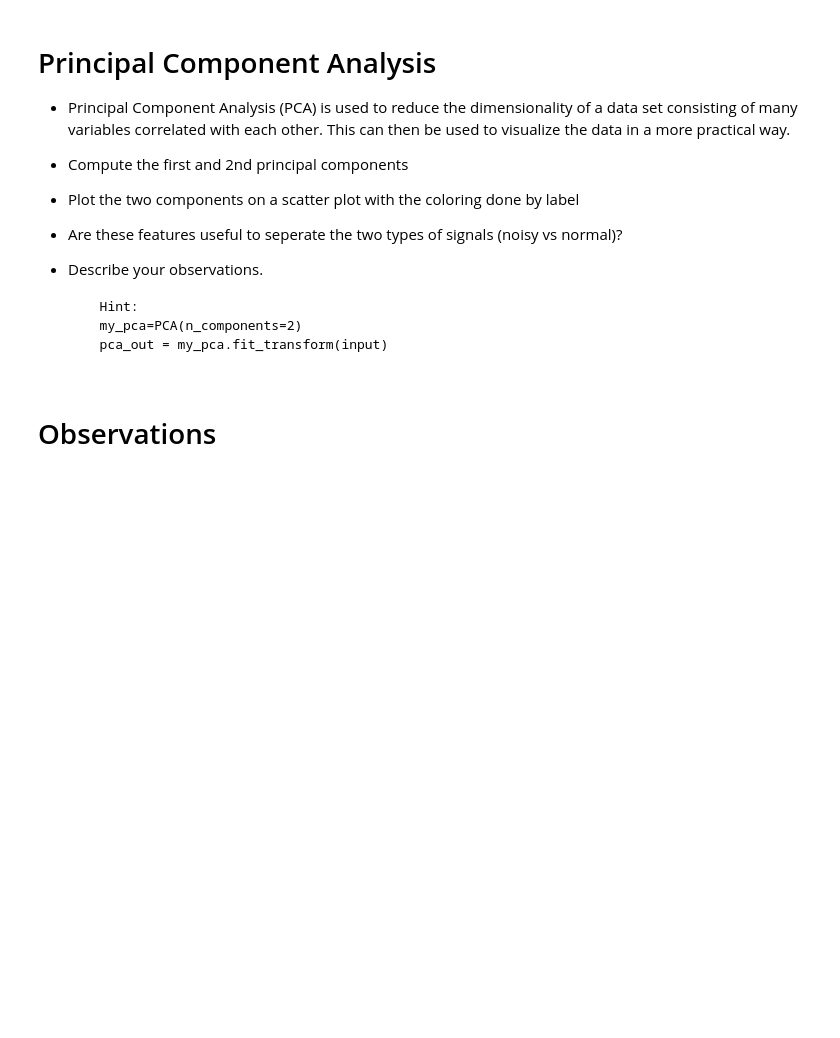
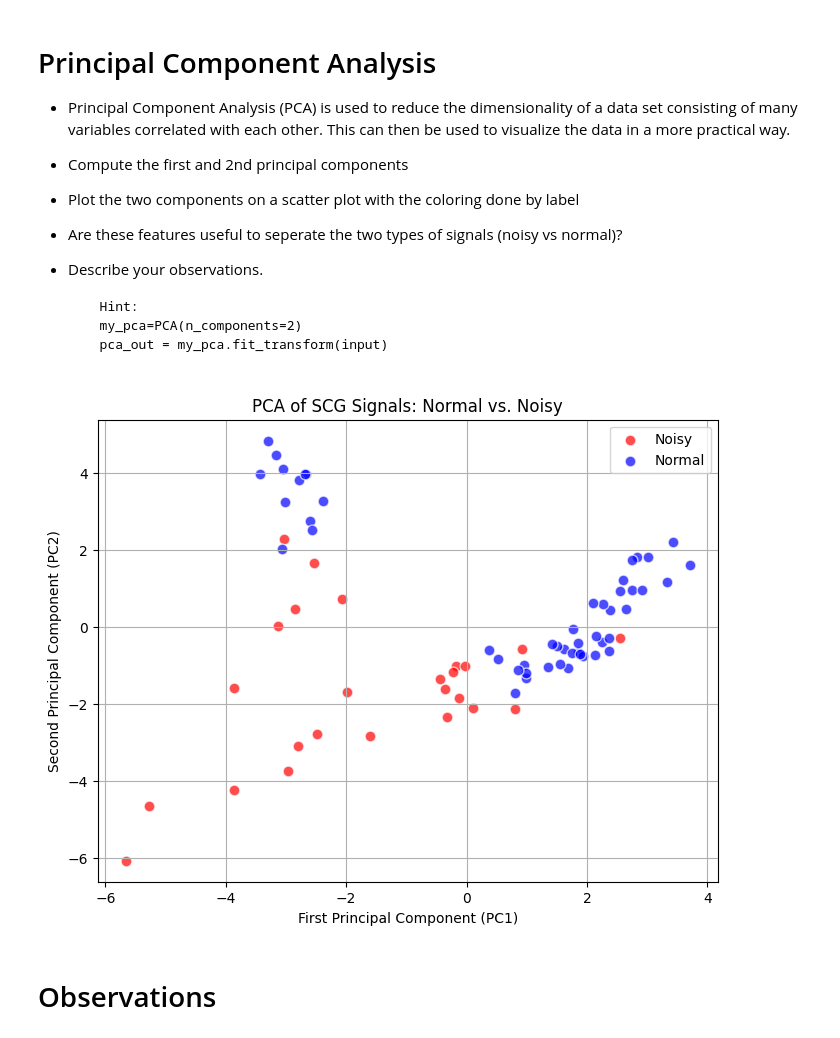
Before and after one commit to simulate111/Acquisition-and-Analysis-of-Biosignals, a Jupyter notebook: dtek0042_exercise_4_.ipynb, the cells around one changed output. Drawn from its saved outputs; the diff is of its cells as text; code cells hidden in the pictures; blank space fills up the shorter version.

```diff
--- a/dtek0042_exercise_4_.ipynb
+++ b/dtek0042_exercise_4_.ipynb
@@ -162,3 +355,12 @@ Hint:
 
     Use sklearn.preprocessing.scale() to standardize the features
     Reference: https://scikit-learn.org/stable/modules/generated/sklearn.preprocessing.scale.html
+# %%
+from sklearn.preprocessing import scale
+
+# Standardize the feature array (centers to the mean and scales to unit variance)
+X_features_scaled = scale(X_features)
+
+# Optional: Verify the standardization (mean should be approx 0, std approx 1)
+print(f"Mean of first feature after scaling: {np.mean(X_features_scaled[:, 0]):.4f}")
+print(f"Std deviation of first feature after scaling: {np.std(X_features_scaled[:, 0]):.4f}")
@@ -173,5 +378,40 @@ Hint:
         Hint:
         my_pca=PCA(n_components=2)
         pca_out = my_pca.fit_transform(input)
+# %%
+from sklearn.decomposition import PCA
+import matplotlib.pyplot as plt
+import numpy as np
+
+# Compute the first and 2nd principal components using the standardized features
+my_pca = PCA(n_components=2)
+pca_out = my_pca.fit_transform(X_features_scaled)
+
+# Plot the two components on a scatter plot colored by label
+plt.figure(figsize=(8, 6))
+
+# Define colors for the labels
+colors = {'normal': 'blue', 'noisy': 'red'}
+unique_labels = np.unique(y_labels)
+
+# Iterate through the unique labels to plot them and build the legend
+for label in unique_labels:
+    # Find the indices where the label matches
+    idx = np.where(y_labels == label)
+
+    # Scatter plot for the current label
+    plt.scatter(pca_out[idx, 0], pca_out[idx, 1],
+                c=colors.get(label, 'black'),
+                label=label.capitalize(),
+                alpha=0.7, edgecolors='w', s=60)
+
+plt.title('PCA of SCG Signals: Normal vs. Noisy')
+plt.xlabel('First Principal Component (PC1)')
+plt.ylabel('Second Principal Component (PC2)')
+plt.legend()
+plt.grid(True)
+plt.show()
+# %% [output]
+[figure, added]
 # %% [markdown]
 # Observations
```
Also changed, not shown: parts of 9 cells of this notebook.
